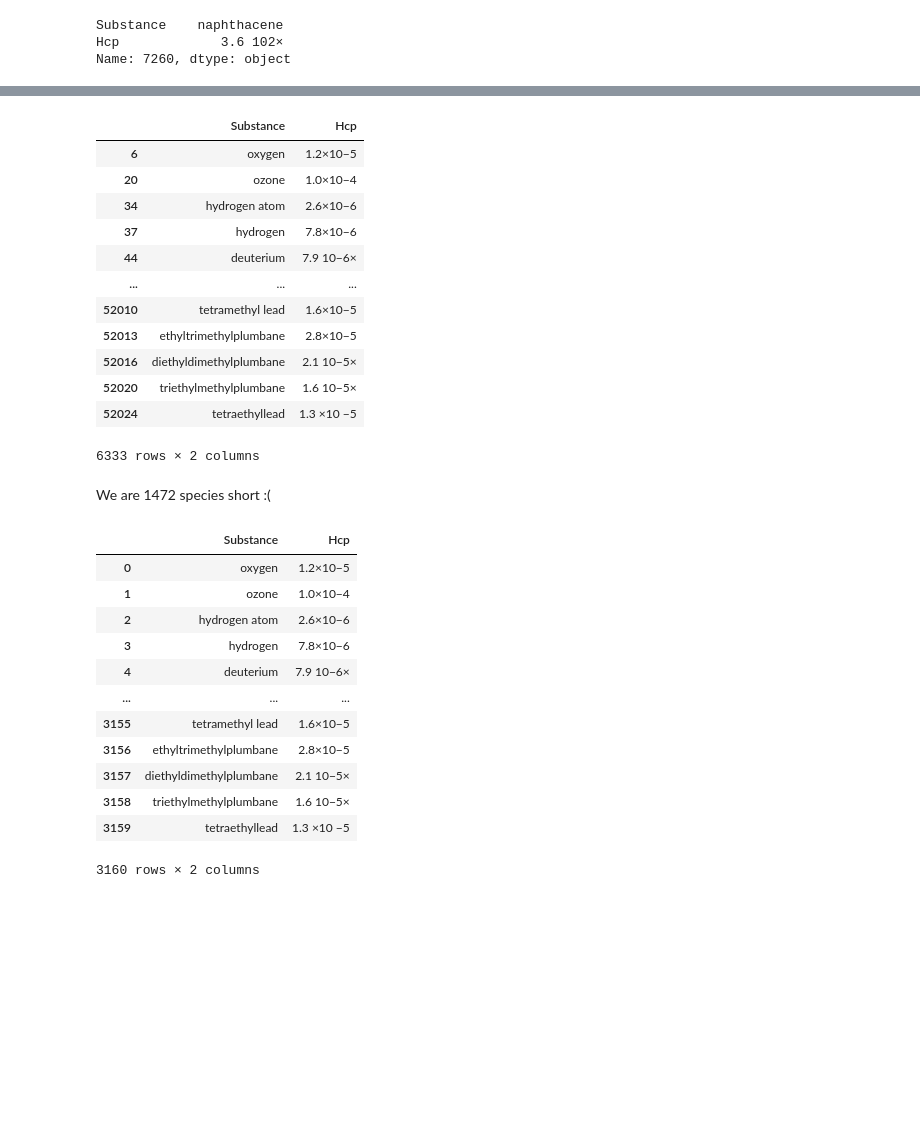
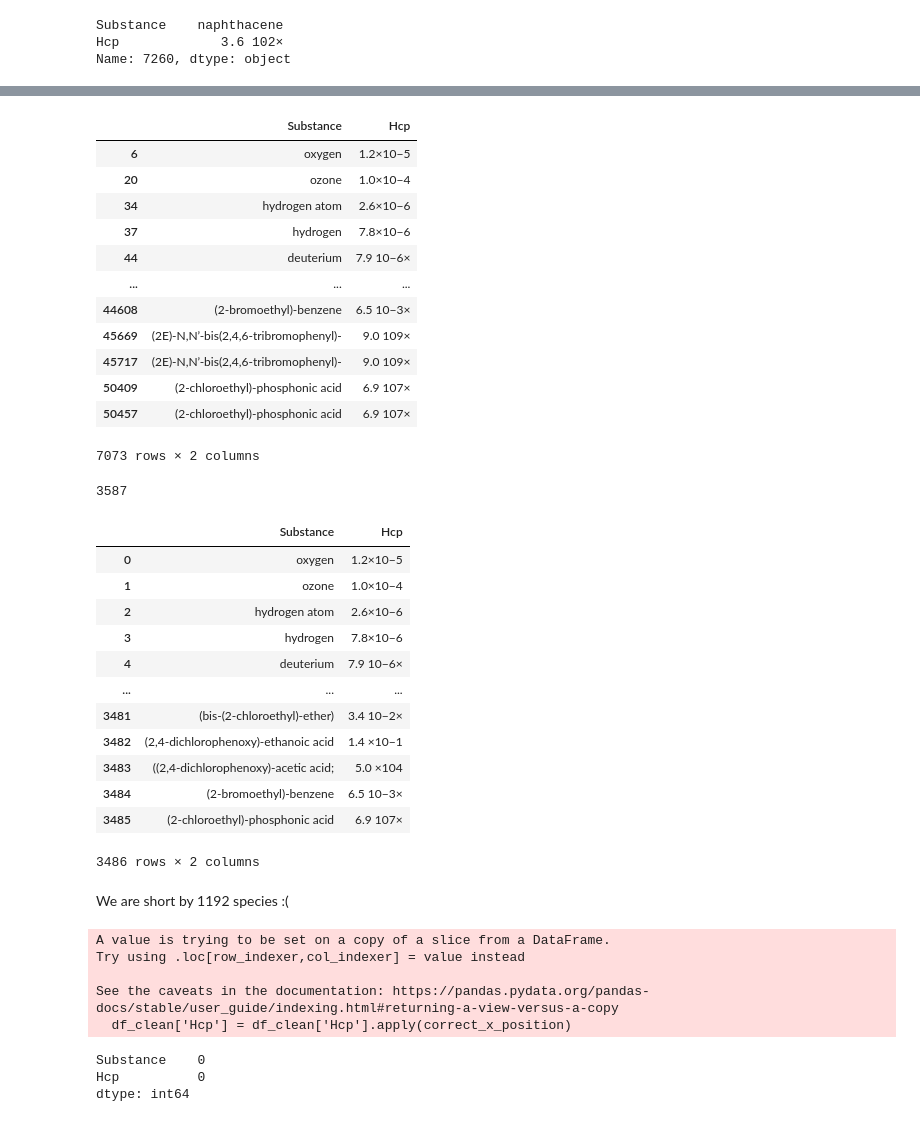
Before and after one commit to ayap20/CHEM6090_Project, a Jupyter notebook: henrys_law_dataset.ipynb, the cells around one changed output, grey strips where cells are left out. Cells and saved outputs as stored; diff of their text form; code cells hidden in the pictures; blank space fills up the shorter version.

```diff
--- a/henrys_law_dataset.ipynb
+++ b/henrys_law_dataset.ipynb
@@ -84,7 +84,7 @@ Hcp                                   3100
 Name: 801, dtype: object
 # %%
 # here we are splitting at the first whitespace which is followed by a digit
-df[['Substance Name', 'sep', 'missing Hcp']] = df['Substance'].str.split('(\s\d)', n=1, expand=True)
+df[['Substance Name', 'sep', 'missing Hcp']] = df['Substance'].str.split('(\s+\d\.)', n=1, expand=True)
 
 # the sep column contains the digit that we split at so we want to add that back to its value
 df["missing Hcp"] = df["sep"] + df["missing Hcp"]
@@ -171,5 +171,15 @@ df.dropna(subset=['Hcp'], inplace=True)
 # %%
 # we now need to get rid of rows which have Substance value representing chemical formula and CAS IDs as these represent duplicates
 # we know that the IUPAC names all start with a lowercase letter or a digit so we can filter by that (as opposed to an uppercase letter or square bracket as the above would)
-df = df[df.Substance.str.contains('^[0-9a-z]')]
+df_filtered = df[df.Substance.str.contains('^[0-9a-z]')]
+
+# stereoisomers such as E, Z, S, R, - are written as (E) so these will need to be accounted for as well
+df_stereo = df[df.Substance.str.contains('^\([^a-z]+\)')]
+
+# some names start with a bracket followed by a digit or lowercase - how to differentiate this to the 'Other Names'?
+# well the IUPAC names will contain a hyphen after any starting bracket
+df_brackets = df[df.Substance.str.contains('^\(\S+\)\-')]
+
+# combine two filtered df together
+df_clean = pd.concat([df_filtered, df_stereo, df_brackets])
 # %%
@@ -198,21 +208,25 @@ Name: 840, dtype: object
 # %%
 # we can filter out any Hcp values which are not in standard form as any of those values are incorrect
-df = df[df.Hcp.str.contains('^\d*\.')]
+df_clean = df_clean[df_clean.Hcp.str.contains('^\d*\.')]
 # %%
-df
+df_clean
 # %% [output]
 |  | Substance | Hcp |
 | 6 | oxygen | 1.2×10−5 |
 | 20 | ozone | 1.0×10−4 |
 | 34 | hydrogen atom | 2.6×10−6 |
 | 37 | hydrogen | 7.8×10−6 |
 | 44 | deuterium | 7.9 10−6× |
 | ... | ... | ... |
-| 52010 | tetramethyl lead | 1.6×10−5 |
-| 52013 | ethyltrimethylplumbane | 2.8×10−5 |
-| 52016 | diethyldimethylplumbane | 2.1 10−5× |
-| 52020 | triethylmethylplumbane | 1.6 10−5× |
-| 52024 | tetraethyllead | 1.3 ×10 −5 |
+| 44608 | (2-bromoethyl)-benzene | 6.5 10−3× |
+| 45669 | (2E)-N,N’-bis(2,4,6-tribromophenyl)- | 9.0 109× |
+| 45717 | (2E)-N,N’-bis(2,4,6-tribromophenyl)- | 9.0 109× |
+| 50409 | (2-chloroethyl)-phosphonic acid | 6.9 107× |
+| 50457 | (2-chloroethyl)-phosphonic acid | 6.9 107× |
-6333 rows × 2 columns
+7073 rows × 2 columns
+# %%
+df_clean.Substance.duplicated().sum()
+# %% [output]
+3587
 # %%
 # removing duplicates
@@ -220,9 +234,7 @@ df = df.drop_duplicates(subset=['Substance'])
-# %% [markdown]
-We are 1472 species short :(
 # %%
 # reset index
-df.reset_index(drop=True, inplace=True)
-df
+df_clean.reset_index(drop=True, inplace=True)
+df_clean
 # %% [output]
 |  | Substance | Hcp |
 | 0 | oxygen | 1.2×10−5 |
@@ -231,11 +243,38 @@ df
 | 3 | hydrogen | 7.8×10−6 |
 | 4 | deuterium | 7.9 10−6× |
 | ... | ... | ... |
-| 3155 | tetramethyl lead | 1.6×10−5 |
-| 3156 | ethyltrimethylplumbane | 2.8×10−5 |
-| 3157 | diethyldimethylplumbane | 2.1 10−5× |
-| 3158 | triethylmethylplumbane | 1.6 10−5× |
-| 3159 | tetraethyllead | 1.3 ×10 −5 |
+| 3481 | (bis-(2-chloroethyl)-ether) | 3.4 10−2× |
+| 3482 | (2,4-dichlorophenoxy)-ethanoic acid | 1.4 ×10−1 |
+| 3483 | ((2,4-dichlorophenoxy)-acetic acid; | 5.0 ×104 |
+| 3484 | (2-bromoethyl)-benzene | 6.5 10−3× |
+| 3485 | (2-chloroethyl)-phosphonic acid | 6.9 107× |
-3160 rows × 2 columns
+3486 rows × 2 columns
+# %% [markdown]
+We are short by 1192 species :(
 # %%
 # at the moment the Hcp values are a bit of a mess - we need to standardise them into a single format and then convert them into floats
+
+# there are a few different situations to deal with - the first is the position of the x being in the wrong position
+def correct_x_position(Hcp_value):
+    if len(Hcp_value) <= 3:       # accounts for any values which aren't in standard form, e.g. 1.2
+        Hcp_value = Hcp_value
+
+    elif Hcp_value[3] != '×':
+        Hcp_value = Hcp_value.replace('×', '').replace(' ','')    # any × characters at the end of the string are removed and then any whitespaces present as well
+        Hcp_value = Hcp_value[0:3] + '×' + Hcp_value[3:]    # × characters placed in correct posittion before 10
+
+    return Hcp_value
+
+df_clean['Hcp'] = df_clean['Hcp'].apply(correct_x_position)
+# %% [output]
+A value is trying to be set on a copy of a slice from a DataFrame.
+Try using .loc[row_indexer,col_indexer] = value instead
+
+See the caveats in the documentation: https://pandas.pydata.org/pandas-docs/stable/user_guide/indexing.html#returning-a-view-versus-a-copy
+  df_clean['Hcp'] = df_clean['Hcp'].apply(correct_x_position)
+# %%
+df_clean.isna().sum()
+# %% [output]
+Substance    0
+Hcp          0
+dtype: int64
```
Also changed, not shown: parts of 17 cells of this notebook, 5 other files.
